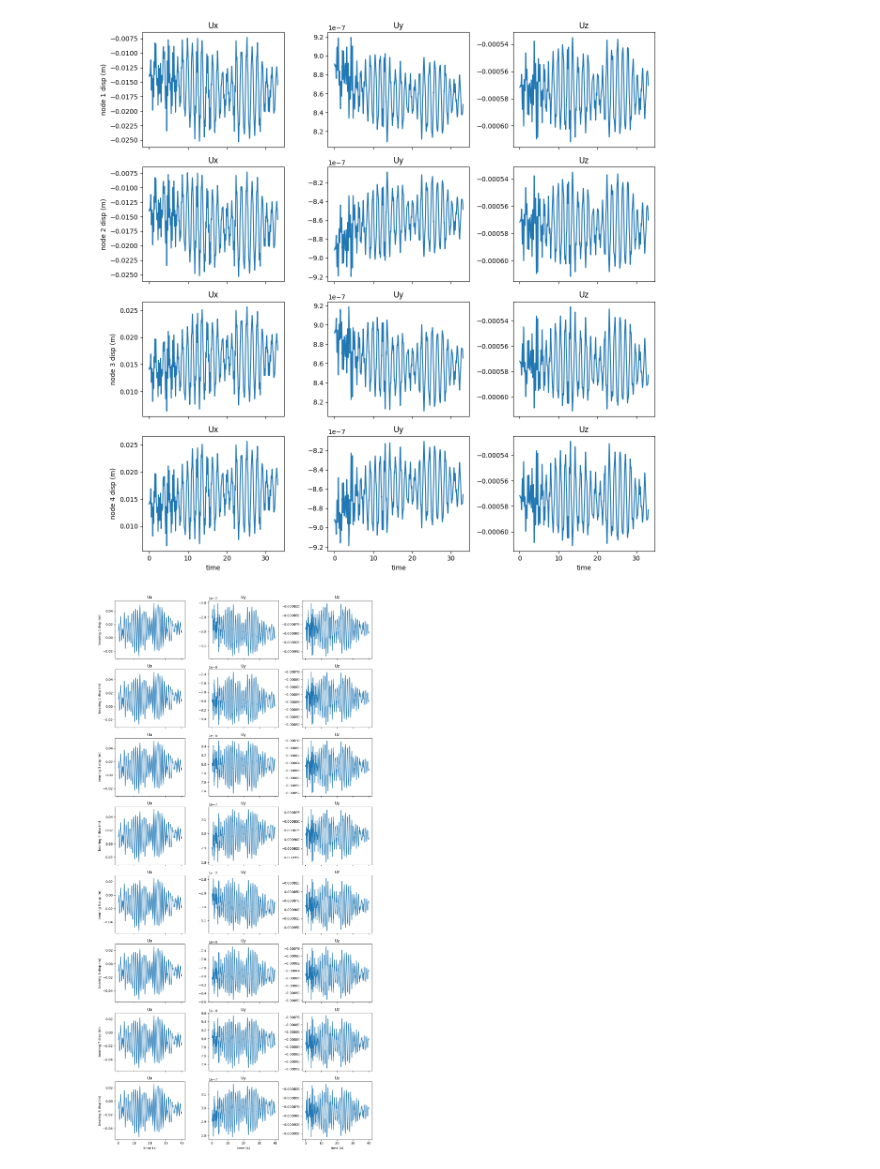
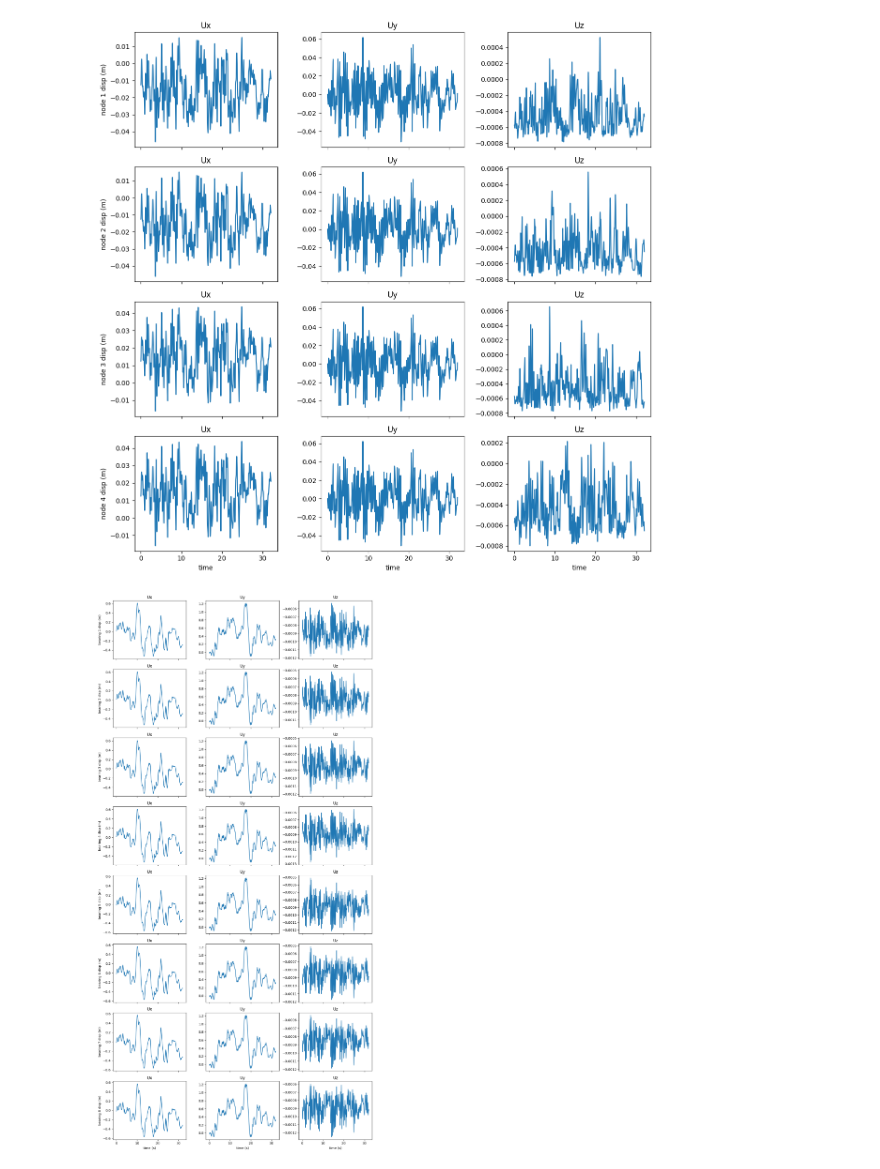
Before and after one commit to MoRuchun/opss_bridge, a Jupyter notebook: 查看结果.ipynb, the cells around one changed output. Drawn from its saved outputs; the diff is of its cells as text; code cells hidden in the pictures.

```diff
--- a/查看结果.ipynb
+++ b/查看结果.ipynb
@@ -55,9 +55,9 @@ def plot_node_disp_time(file_path):
     plt.tight_layout()
     plt.show()
 # %%
-plot_node_disp_time(r"../bridges/results/RSN10_IMPVALL.BG_C-ELC090/rec_pier_top_disp.out")
+plot_node_disp_time(r"C:\Users\Administrator\Nutstore\1\我的坚果云\代码\活动\OpenSeespy\bridges\results\PGA_0.50g\RSN1498_CHICHI_TCU059-N\rec_pier_top_disp.out")
 # %% [output]
-[figure, old version]
+[figure, new version]
 # %%
 import numpy as np
 import matplotlib.pyplot as plt
@@ -125,8 +125,8 @@ def plot_bearing_disp_time(file_deck, file_cap):
     plt.show()
 # %%
 plot_bearing_disp_time(
-    "../bridges/results/RSN10_IMPVALL.BG_C-ELC090/rec_bearing_deck_disp.out",
-    "../bridges/results/RSN10_IMPVALL.BG_C-ELC090/rec_bearing_cap_disp.out"
+   r"C:\Users\Administrator\Nutstore\1\我的坚果云\代码\活动\OpenSeespy\bridges\results\PGA_0.50g\RSN1498_CHICHI_TCU059-N\rec_bearing_deck_disp.out",
+    r"C:\Users\Administrator\Nutstore\1\我的坚果云\代码\活动\OpenSeespy\bridges\results\PGA_0.50g\RSN1498_CHICHI_TCU059-N\rec_bearing_cap_disp.out"
 )
 # %% [output]
-[figure, old version]
+[figure, new version]
```
Also changed, not shown: 2 other files.
